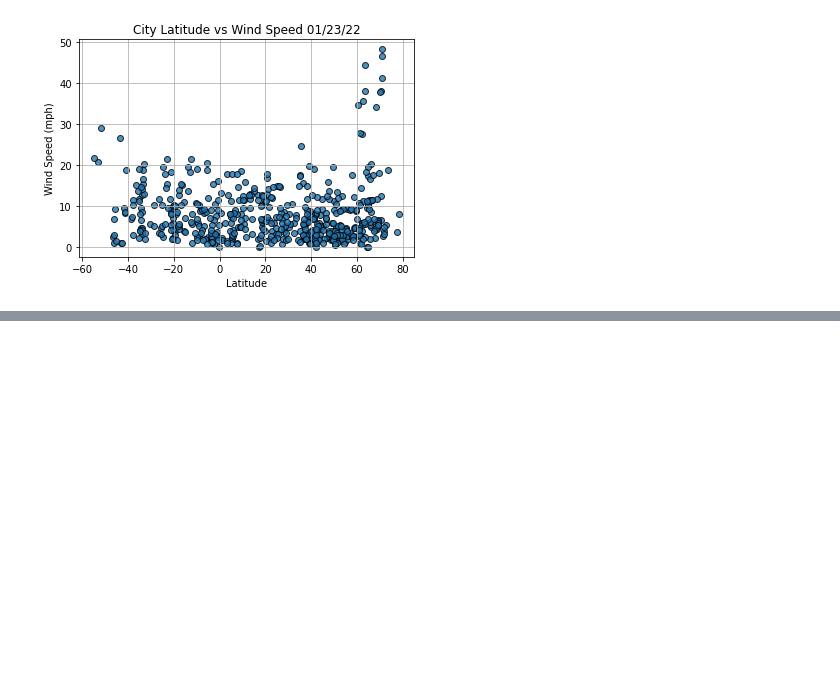
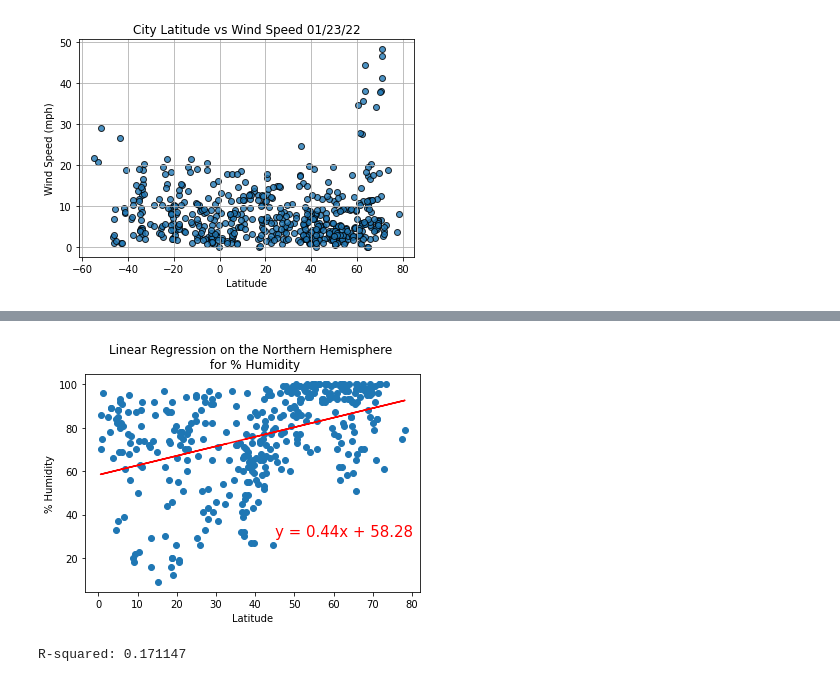
Before and after one commit to brand0j/World_Weather_Analysis, a Jupyter notebook: WeatherPy.ipynb, the cells around one changed output, grey strips where cells are left out. Cells and saved outputs as stored; diff of their text form; code cells hidden in the pictures; blank space fills up the shorter version.

```diff
--- a/WeatherPy.ipynb
+++ b/WeatherPy.ipynb
@@ -200,0 +270,10 @@ plt.show()
+# %%
+x_values = northern_hemi_df['Lat']
+y_values = northern_hemi_df['Humidity']
+
+plot_linear_regression(x_values,y_values,'Linear Regression on the Northern Hemisphere \n for % Humidity','% Humidity',(45,30))
+res = stats.linregress(x_values,y_values)
+print(f"R-squared: {res.rvalue**2:.6f}")
+# %% [output]
+[figure, added]
+R-squared: 0.171147
```
Also changed, not shown: parts of 10 cells of this notebook, 5 other files.
